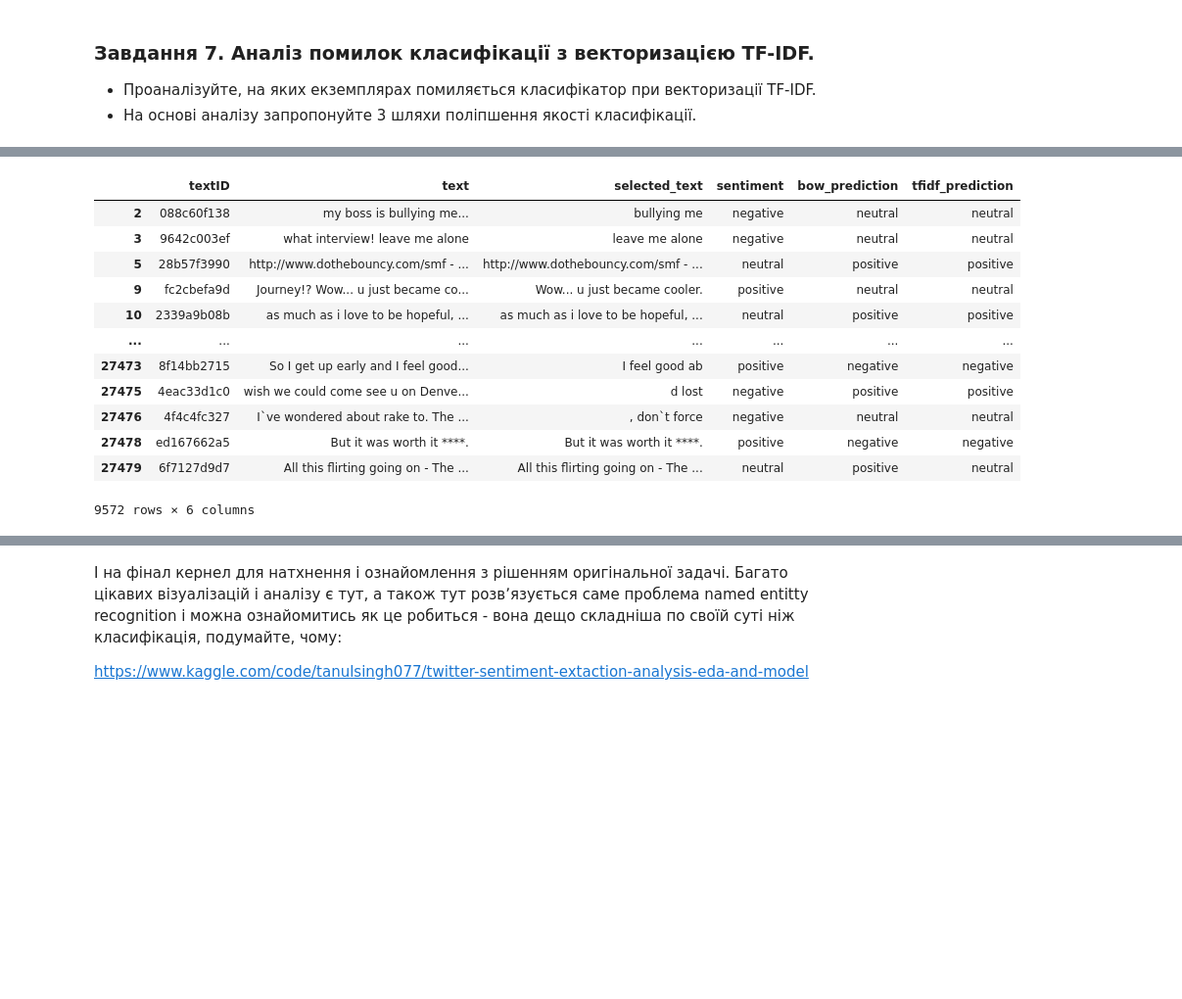
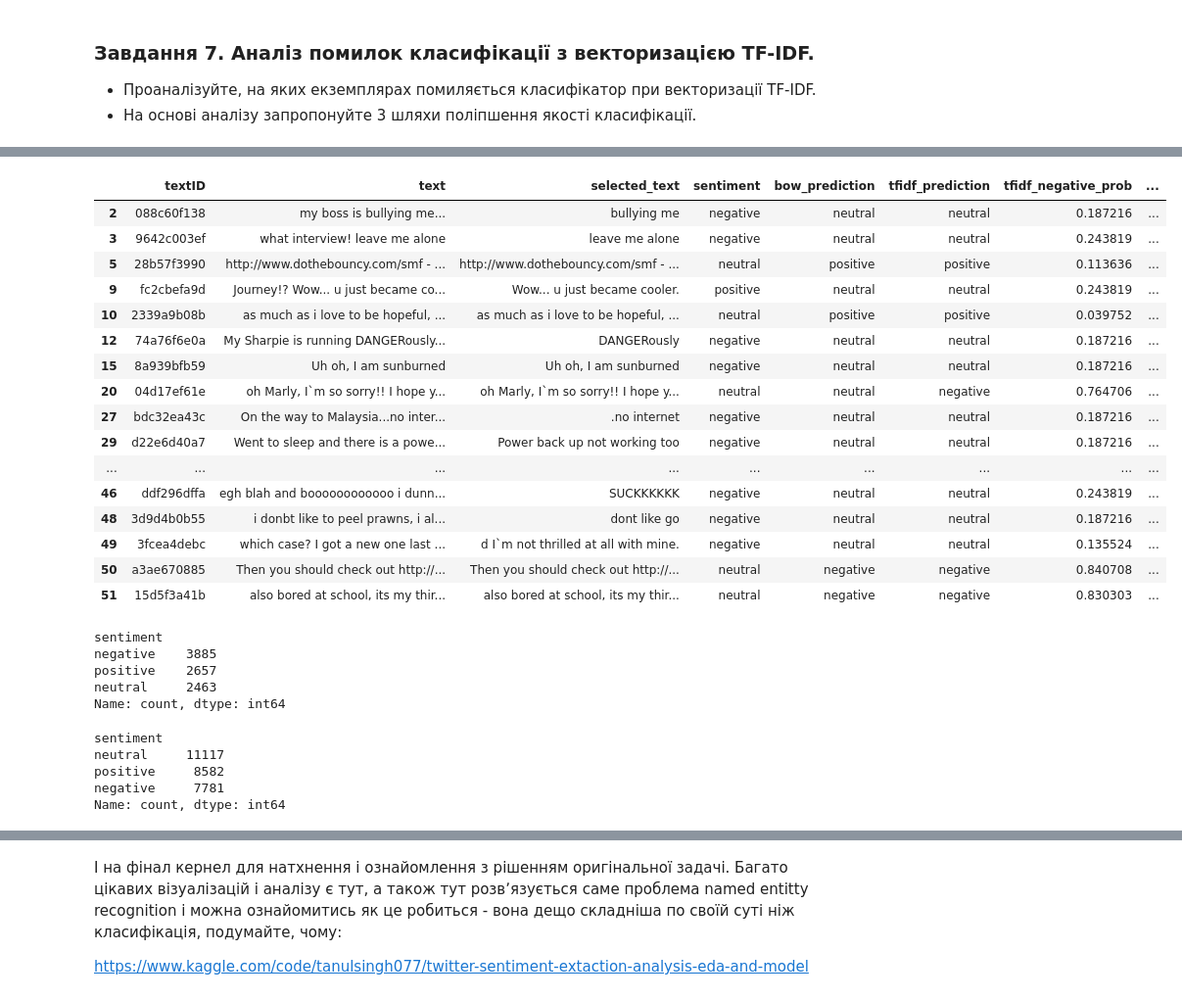
Before and after one commit to YelizavetaP/ml_tasks, a Jupyter notebook: hometasks/4_NLP_and_DL/HW_NLP_Classification.ipynb, the cells around one changed output, grey strips where cells are left out. Shown at 98% size. Drawn from its saved outputs; the diff is of its cells as text; code cells hidden in the pictures; blank space fills up the shorter version.

```diff
--- a/hometasks/4_NLP_and_DL/HW_NLP_Classification.ipynb
+++ b/hometasks/4_NLP_and_DL/HW_NLP_Classification.ipynb
@@ -398,16 +389,46 @@ raw_df[(raw_df['tfidf_prediction'] != raw_df['sentiment'])]
-# %%
-raw_df[(raw_df['tfidf_prediction'] != raw_df['sentiment'])|(raw_df['bow_prediction'] != raw_df['sentiment'])]
-# %% [output]
-|  | textID | text | selected_text | sentiment | bow_prediction | tfidf_prediction |
-| 2 | 088c60f138 | my boss is bullying me... | bullying me | negative | neutral | neutral |
-| 3 | 9642c003ef | what interview! leave me alone | leave me alone | negative | neutral | neutral |
-| 5 | 28b57f3990 | http://www.dothebouncy.com/smf - ... | http://www.dothebouncy.com/smf - ... | neutral | positive | positive |
-| 9 | fc2cbefa9d | Journey!? Wow... u just became co... | Wow... u just became cooler. | positive | neutral | neutral |
-| 10 | 2339a9b08b | as much as i love to be hopeful, ... | as much as i love to be hopeful, ... | neutral | positive | positive |
-| ... | ... | ... | ... | ... | ... | ... |
-| 27473 | 8f14bb2715 | So I get up early and I feel good... | I feel good ab | positive | negative | negative |
-| 27475 | 4eac33d1c0 | wish we could come see u on Denve... | d lost | negative | positive | positive |
-| 27476 | 4f4c4fc327 | I`ve wondered about rake to. The ... | , don`t force | negative | neutral | neutral |
-| 27478 | ed167662a5 | But it was worth it ****. | But it was worth it ****. | positive | negative | negative |
-| 27479 | 6f7127d9d7 | All this flirting going on - The ... | All this flirting going on - The ... | neutral | positive | neutral |
-9572 rows × 6 columns
+# %%
+# Додамо стовпчики з передбаченнями моделей
+raw_df['bow_prediction'] = bow_dt_best.predict(bow_vectors)
+raw_df['tfidf_prediction'] = tfidf_best.predict(bow_vectors)
+
+# Додамо стовпчики з передбаченнями ймовірностей tfidf моделі
+raw_df['tfidf_negative_prob'], raw_df['tfidf_neutral_prob'] , raw_df['tfidf_positive_prob']  = tfidf_best.predict_proba(bow_vectors).T
+
+# Відсортуємо записи на яких tfidf модель зробила помилку
+error_df = raw_df[(raw_df['tfidf_prediction'] != raw_df['sentiment'])]
+error_df[:20]
+# %% [output]
+|  | textID | text | selected_text | sentiment | bow_prediction | tfidf_prediction | tfidf_negative_prob | ... |
+| 2 | 088c60f138 | my boss is bullying me... | bullying me | negative | neutral | neutral | 0.187216 | ... |
+| 3 | 9642c003ef | what interview! leave me alone | leave me alone | negative | neutral | neutral | 0.243819 | ... |
+| 5 | 28b57f3990 | http://www.dothebouncy.com/smf - ... | http://www.dothebouncy.com/smf - ... | neutral | positive | positive | 0.113636 | ... |
+| 9 | fc2cbefa9d | Journey!? Wow... u just became co... | Wow... u just became cooler. | positive | neutral | neutral | 0.243819 | ... |
+| 10 | 2339a9b08b | as much as i love to be hopeful, ... | as much as i love to be hopeful, ... | neutral | positive | positive | 0.039752 | ... |
+| 12 | 74a76f6e0a | My Sharpie is running DANGERously... | DANGERously | negative | neutral | neutral | 0.187216 | ... |
+| 15 | 8a939bfb59 | Uh oh, I am sunburned | Uh oh, I am sunburned | negative | neutral | neutral | 0.187216 | ... |
+| 20 | 04d17ef61e | oh Marly, I`m so sorry!! I hope y... | oh Marly, I`m so sorry!! I hope y... | neutral | neutral | negative | 0.764706 | ... |
+| 27 | bdc32ea43c | On the way to Malaysia...no inter... | .no internet | negative | neutral | neutral | 0.187216 | ... |
+| 29 | d22e6d40a7 | Went to sleep and there is a powe... | Power back up not working too | negative | neutral | neutral | 0.187216 | ... |
+| ... | ... | ... | ... | ... | ... | ... | ... | ... |
+| 46 | ddf296dffa | egh blah and boooooooooooo i dunn... | SUCKKKKKK | negative | neutral | neutral | 0.243819 | ... |
+| 48 | 3d9d4b0b55 | i donbt like to peel prawns, i al... | dont like go | negative | neutral | neutral | 0.187216 | ... |
+| 49 | 3fcea4debc | which case? I got a new one last ... | d I`m not thrilled at all with mine. | negative | neutral | neutral | 0.135524 | ... |
+| 50 | a3ae670885 | Then you should check out http://... | Then you should check out http://... | neutral | negative | negative | 0.840708 | ... |
+| 51 | 15d5f3a41b | also bored at school, its my thir... | also bored at school, its my thir... | neutral | negative | negative | 0.830303 | ... |
+# %%
+# Подивимось на якому класі модель зробила найбільше помилок
+error_df.sentiment.value_counts()
+# %% [output]
+sentiment
+negative    3885
+positive    2657
+neutral     2463
+Name: count, dtype: int64
+# %%
+raw_df.sentiment.value_counts()
+# %% [output]
+sentiment
+neutral     11117
+positive     8582
+negative     7781
+Name: count, dtype: int64
```
Also changed, not shown: parts of 3 cells of this notebook.
